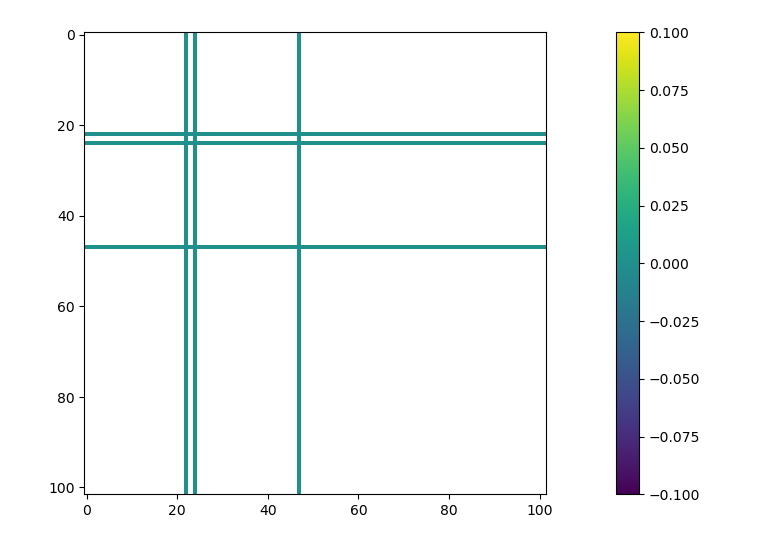
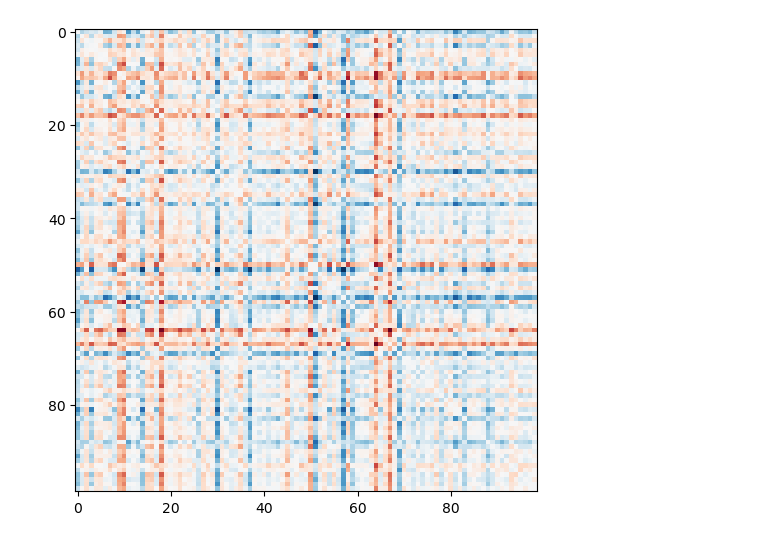
Before and after one commit to leonharv/uncertainty-vis, a Jupyter notebook: Data creation/OpenfMRI/ds000115/Comparative subjects matrix.ipynb, the cells around one changed output. Saved outputs shown, nothing was run; the diff lists cells and outputs as text; code cells hidden in the pictures.

Commit message:
adjusted openfmri distance matrix

```diff
--- a/Data creation/OpenfMRI/ds000115/Comparative subjects matrix.ipynb
+++ b/Data creation/OpenfMRI/ds000115/Comparative subjects matrix.ipynb
@@ -86,0 +100,4 @@ distanceMatrixNormalized = distanceMatrix / distanceMatrix.max()
+# %%
+# remove empty subjects 23, 25, 48
+distanceMatrixNormalizedCleared = np.delete(distanceMatrixNormalized, [22,24,47], axis=0)
+distanceMatrixNormalizedCleared = np.delete(distanceMatrixNormalizedCleared, [22,24,47], axis=1)
@@ -86,0 +125,20 @@ distanceMatrixNormalized = distanceMatrix / distanceMatrix.max()
+# %%
+def clean_condition(entry):
+    if entry == 'CON':
+        return 1
+    elif entry == 'CON-SIB':
+        return 0.5
+    elif entry == 'SCZ-SIB':
+        return 1.5
+    elif entry == 'SCZ':
+        return 2
+    else:
+        return 0
+
+participants = pd.read_csv('../../../Data/OpenfMRI/ds000115_R2.0.0/participants.tsv', sep=r'\t', header=0)
+participants['Condition'] = participants['condit'].apply(clean_condition)
+#participants['ID'] = participants['participant_id'].apply(lambda row: np.int64(row[-2:]))
+#participants.index = participants['ID']
+#participants = participants.drop('ID', axis=1)
+
+print(participants)
@@ -86,0 +163,4 @@ distanceMatrixNormalized = distanceMatrix / distanceMatrix.max()
+# %%
+participantsSorted = participants.sort_values(by=['Condition', 'age'])
+sorting = participantsSorted.index
+participantsSorted
@@ -86,0 +181,3 @@ distanceMatrixNormalized = distanceMatrix / distanceMatrix.max()
+# %%
+distanceMatrixNormalizedClearedSorted = distanceMatrixNormalizedCleared[sorting,:,:]
+distanceMatrixNormalizedClearedSorted = distanceMatrixNormalizedClearedSorted[:,sorting,:]
@@ -87,7 +223,6 @@ distanceMatrixNormalized = distanceMatrix / distanceMatrix.max()
 # %%
 plt.figure(figsize=(18,6))
-plt.imshow(distanceMatrix[:,:,0])
-plt.colorbar()
+plt.imshow( distanceMatrixNormalizedClearedSorted[:,:,2] - distanceMatrixNormalizedCleared[:,:,2], cmap='RdBu' )
 plt.show()
 # %% [output]
-[figure, old version]
+[figure, new version]
```
Also changed, not shown: parts of 16 cells of this notebook.
